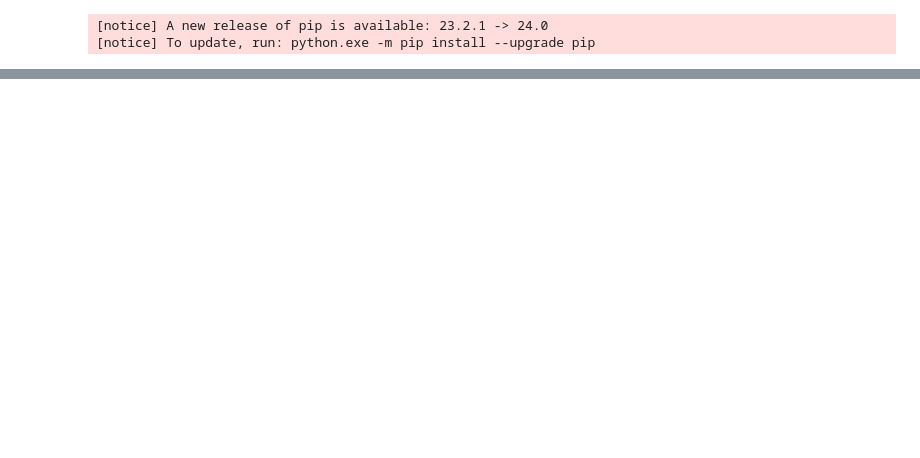
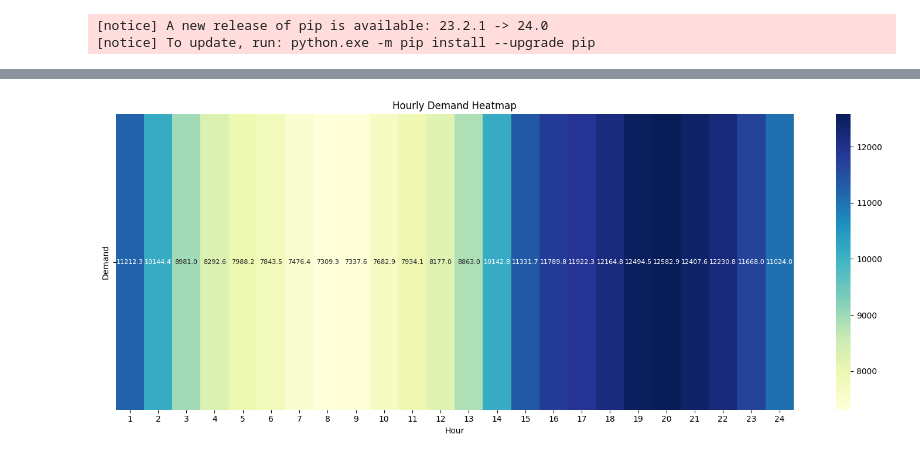
Before and after one commit to EthanFajnkuchen/generation-schedule-optimization, a Jupyter notebook: final_project.ipynb, the cells around one changed output, grey strips where cells are left out. Saved outputs shown, nothing was run; the diff lists cells and outputs as text; code cells hidden in the pictures; blank space fills up the shorter version.

```diff
--- a/final_project.ipynb
+++ b/final_project.ipynb
@@ -38,3 +99,26 @@ warnings.filterwarnings("ignore")
+# %%
+
+# Assuming 'demand' is a dictionary or series with hourly demand data
+hours = list(range(1, 25))
+demand_data = [demand[h] for h in range(1, 25)]
+
+# Create the heatmap data array
+data = np.array(demand_data).reshape(1, -1)
+
+# Create the heatmap
+fig, ax = plt.subplots(figsize=(15, 6))
+sns.heatmap(data, cmap="YlGnBu", cbar=True, annot=True, fmt=".1f", xticklabels=hours, yticklabels=['Demand'], annot_kws={"size": 8})
+
+# Adjust tick parameters for better readability
+ax.tick_params(axis='x', rotation=0)
+ax.set_xlabel('Hour')
+ax.set_title('Hourly Demand Heatmap')
+
+# Use tight layout to avoid clipping
+plt.tight_layout()
+plt.show()
+# %% [output]
+[figure, added]
 # %%
 # Separation
 # %%
```
Also changed, not shown: parts of 5 cells of this notebook.
